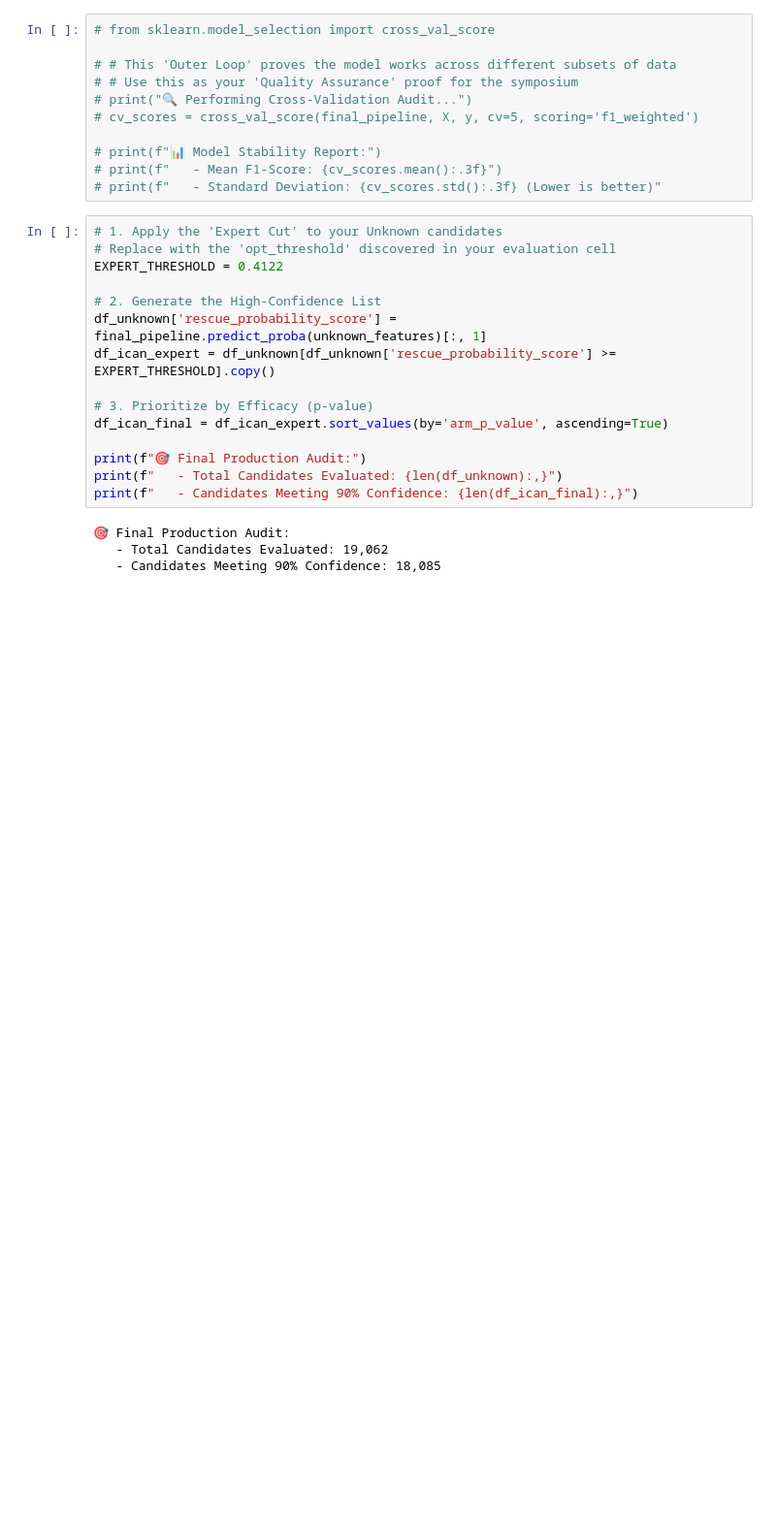
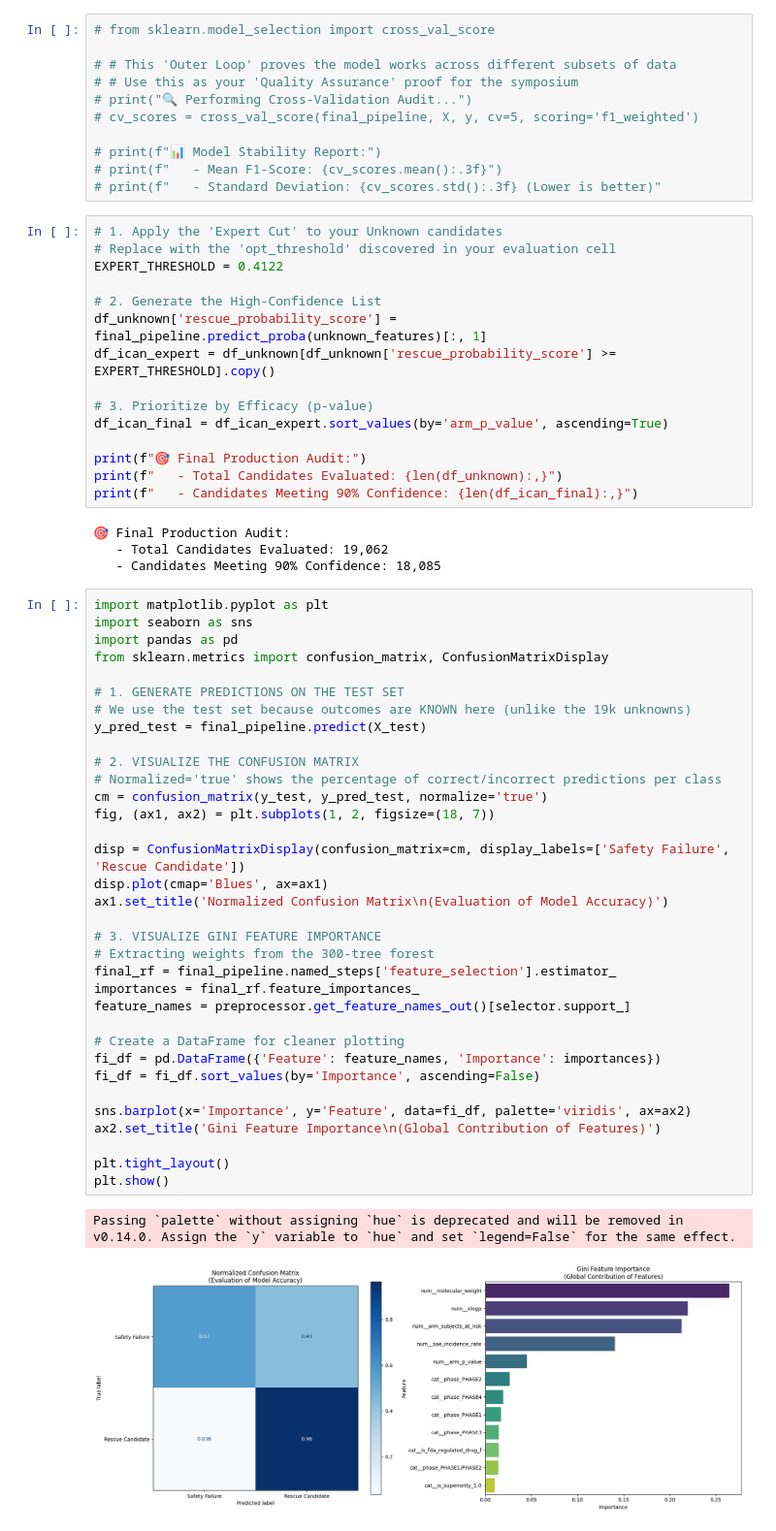
Before and after one commit to JasonCiemielewski/SVEF-Drug-Rescue, a Jupyter notebook: notebooks/Random_Forest_Analysis.ipynb, the cells around one changed output. Shown at 97% size. Drawn from its saved outputs; the diff is of its cells as text; blank space fills up the shorter version.

```diff
--- a/notebooks/Random_Forest_Analysis.ipynb
+++ b/notebooks/Random_Forest_Analysis.ipynb
@@ -811,3 +811,40 @@ print(f"   - Candidates Meeting 90% Confidence: {len(df_ican_final):,}")
 🎯 Final Production Audit:
    - Total Candidates Evaluated: 19,062
    - Candidates Meeting 90% Confidence: 18,085
+# %%
+import matplotlib.pyplot as plt
+import seaborn as sns
+import pandas as pd
+from sklearn.metrics import confusion_matrix, ConfusionMatrixDisplay
+
+# 1. GENERATE PREDICTIONS ON THE TEST SET
+# We use the test set because outcomes are KNOWN here (unlike the 19k unknowns)
+y_pred_test = final_pipeline.predict(X_test)
+
+# 2. VISUALIZE THE CONFUSION MATRIX
+# Normalized='true' shows the percentage of correct/incorrect predictions per class
+cm = confusion_matrix(y_test, y_pred_test, normalize='true')
+fig, (ax1, ax2) = plt.subplots(1, 2, figsize=(18, 7))
+
+disp = ConfusionMatrixDisplay(confusion_matrix=cm, display_labels=['Safety Failure', 'Rescue Candidate'])
+disp.plot(cmap='Blues', ax=ax1)
+ax1.set_title('Normalized Confusion Matrix\n(Evaluation of Model Accuracy)')
+
+# 3. VISUALIZE GINI FEATURE IMPORTANCE
+# Extracting weights from the 300-tree forest
+final_rf = final_pipeline.named_steps['feature_selection'].estimator_
+importances = final_rf.feature_importances_
+feature_names = preprocessor.get_feature_names_out()[selector.support_]
+
+# Create a DataFrame for cleaner plotting
+fi_df = pd.DataFrame({'Feature': feature_names, 'Importance': importances})
+fi_df = fi_df.sort_values(by='Importance', ascending=False)
+
+sns.barplot(x='Importance', y='Feature', data=fi_df, palette='viridis', ax=ax2)
+ax2.set_title('Gini Feature Importance\n(Global Contribution of Features)')
+
+plt.tight_layout()
+plt.show()
+# %% [output]
+Passing `palette` without assigning `hue` is deprecated and will be removed in v0.14.0. Assign the `y` variable to `hue` and set `legend=False` for the same effect.
+[figure, added]
```
